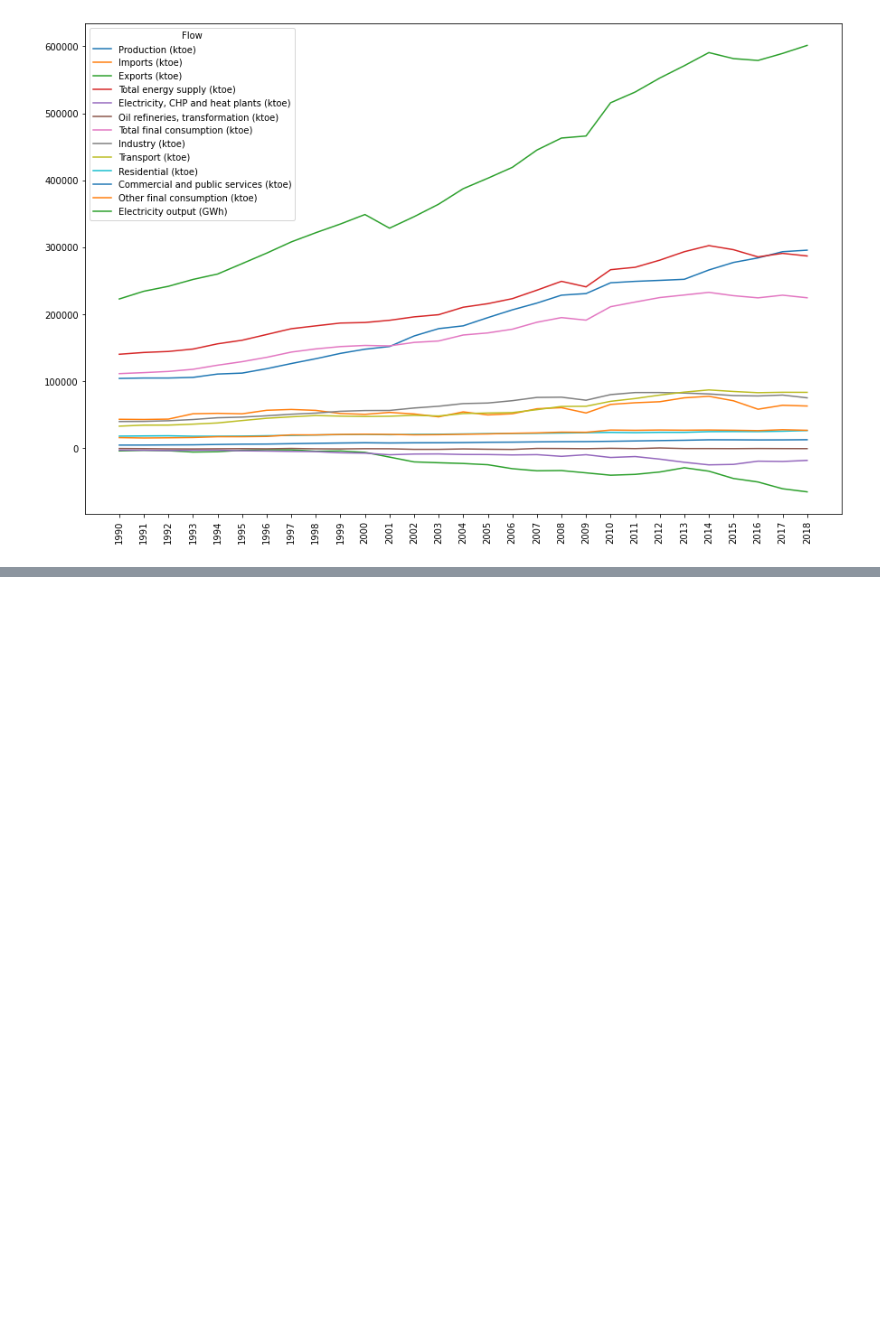
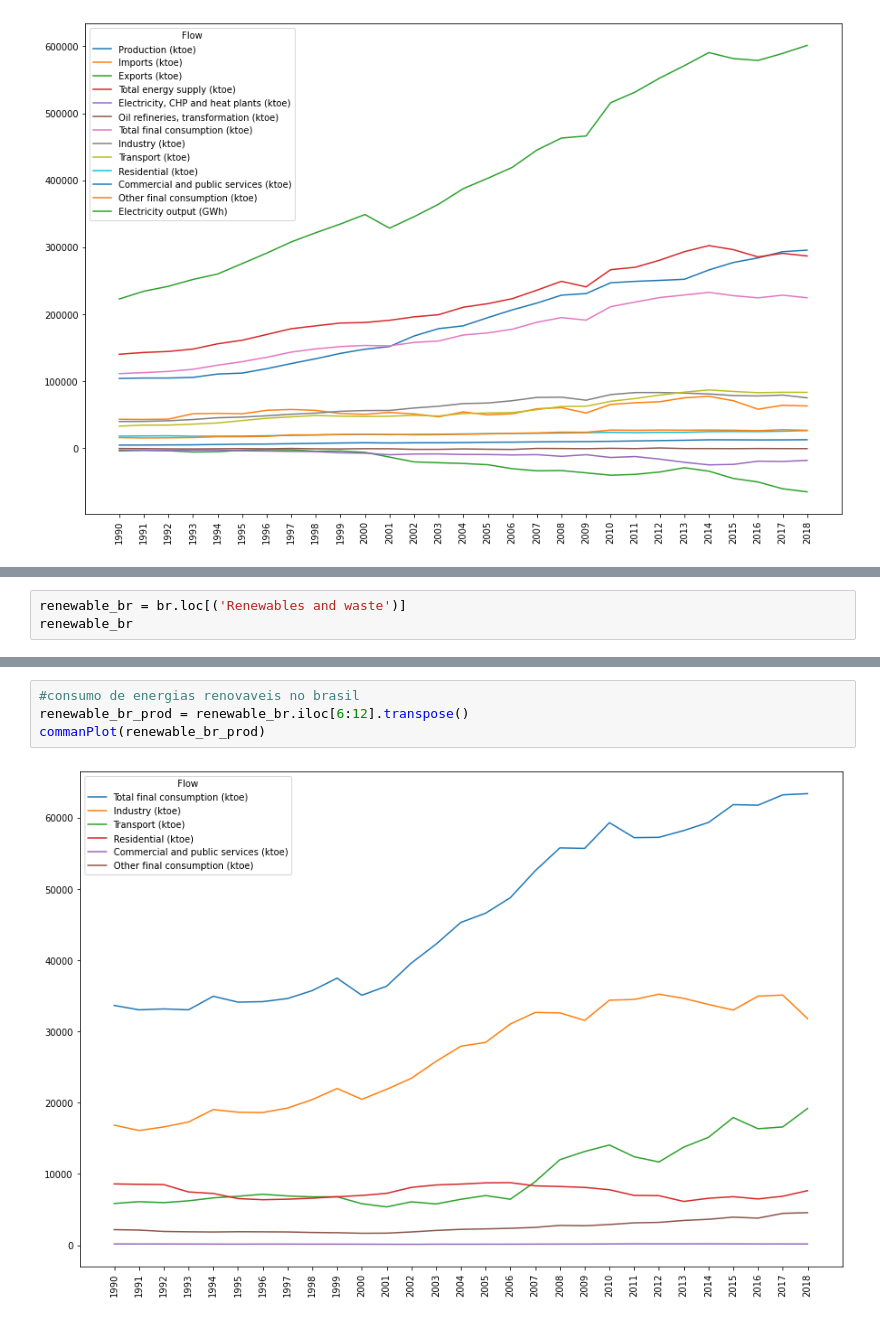
Before and after one commit to VitorHugoOli/Analise_Dados_Energetico, a Jupyter notebook: Analise_IEA.ipynb, the cells around one changed output, grey strips where cells are left out. Saved outputs shown, nothing was run; the diff lists cells and outputs as text; blank space fills up the shorter version.

```diff
--- a/Analise_IEA.ipynb
+++ b/Analise_IEA.ipynb
@@ -63,3 +110,6 @@ eletric = br.xs('Electricity output (GWh)',level='Flow').transpose()
 commanPlot(eletric)
 # %% [output]
 [figure]
+# %%
+renewable_br = br.loc[('Renewables and waste')]
+renewable_br
@@ -65,0 +132,6 @@ commanPlot(eletric)
+# %%
+#consumo de energias renovaveis no brasil
+renewable_br_prod = renewable_br.iloc[6:12].transpose()
+commanPlot(renewable_br_prod)
+# %% [output]
+[figure, added]
```
Also changed, not shown: parts of 13 cells of this notebook.
